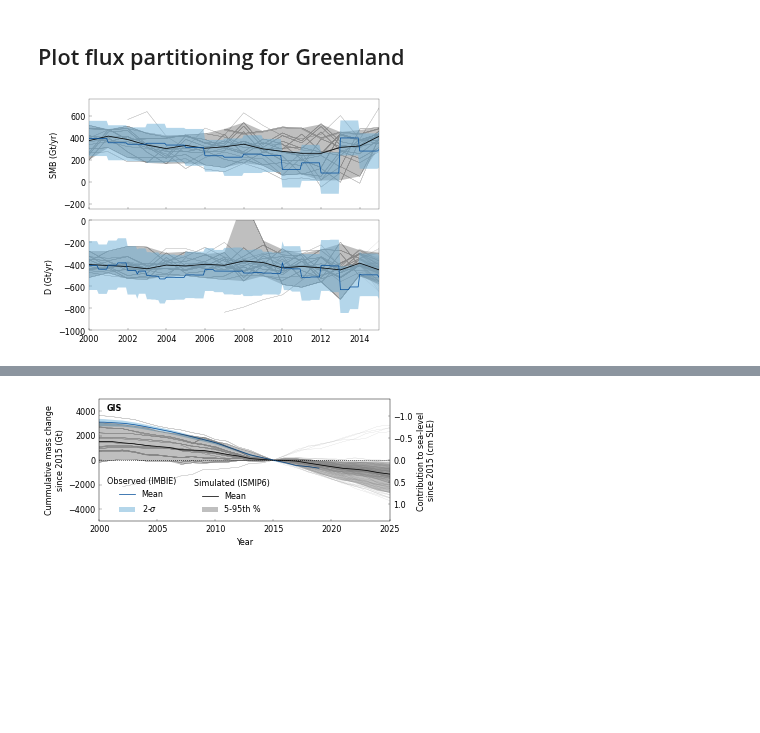
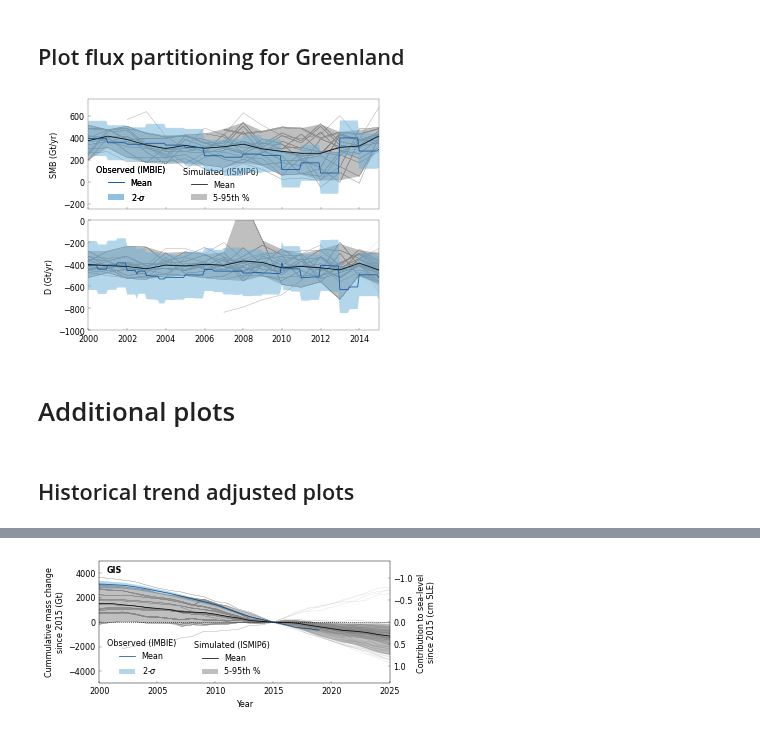
Before and after one commit to aaschwanden/ismip6-ipcc, a Jupyter notebook: analyze_slr_predictions.ipynb, the cells around one changed output, grey strips where cells are left out. Drawn from its saved outputs; the diff is of its cells as text; code cells hidden in the pictures; blank space fills up the shorter version.

```diff
--- a/analyze_slr_predictions.ipynb
+++ b/analyze_slr_predictions.ipynb
@@ -135,19 +115,15 @@ VUW PISM [2002 2003 2004 2005 2006 2007 2008 2009 2010 2011 2012 2013 2014]
 # %% [markdown]
 ## ISMIP6 in numbers
 # %%
-ng = len(ismip6_ais.groupby(by="Group").mean())
-nm = len(ismip6_ais.groupby(by="Model").mean())
-ne = len(ismip6_ais.groupby(by="Exp").mean())
+for ice_sheet in ["AIS", "GIS"]:
 
-print(f"Number of modeling groups participated: {ng}")
-print(f"Number of ice sheet model configurations used: {nm}")
-print(f"Number of experiments: {ne}")
+    df = ismip6[ismip6["IS"] == ice_sheet]
+    ng = len(df["Group"].unique())
+    nm = len(df["Model"].unique())
+    ne = len(df["Exp"].unique())
 
-ng = len(ismip6_gis.groupby(by="Group").mean())
-nm = len(ismip6_gis.groupby(by="Model").mean())
-ne = len(ismip6_gis.groupby(by="Exp").mean())
-
-print(f"Number of modeling groups participated: {ng}")
-print(f"Number of ice sheet model configurations used: {nm}")
-print(f"Number of experiments: {ne}")
+    print(f"ISMIP6 {ice_sheet}:\n")
+    print(f"Number of modeling groups participated: {ng}")
+    print(f"Number of ice sheet model configurations used: {nm}")
+    print(f"Number of experiments: {ne}\n")
 # %% [output]
@@ -353,9 +383,13 @@ def plot_historical_partitioning(
 # %% [markdown]
 ## Plot flux partitioning for Greenland
 # %%
-plot_historical_partitioning("GIS_historical_fluxes.png", ismip6, imbie)
+plot_historical_partitioning("GIS_historical_fluxes.png", simulated=ismip6, observed=imbie)
 # %% [output]
-[figure, old version]
+[figure, new version]
+# %% [markdown]
+# Additional plots
+# %% [markdown]
+## Historical trend adjusted plots
 # %%
 historical_filename = "IS_historical_adjusted.pdf"
 plot_historical(historical_filename, ismip6, imbie, p_var="Hist. Adj. Cumulative ice sheet mass change")
```
Also changed, not shown: parts of 21 cells of this notebook, 1 other file.
